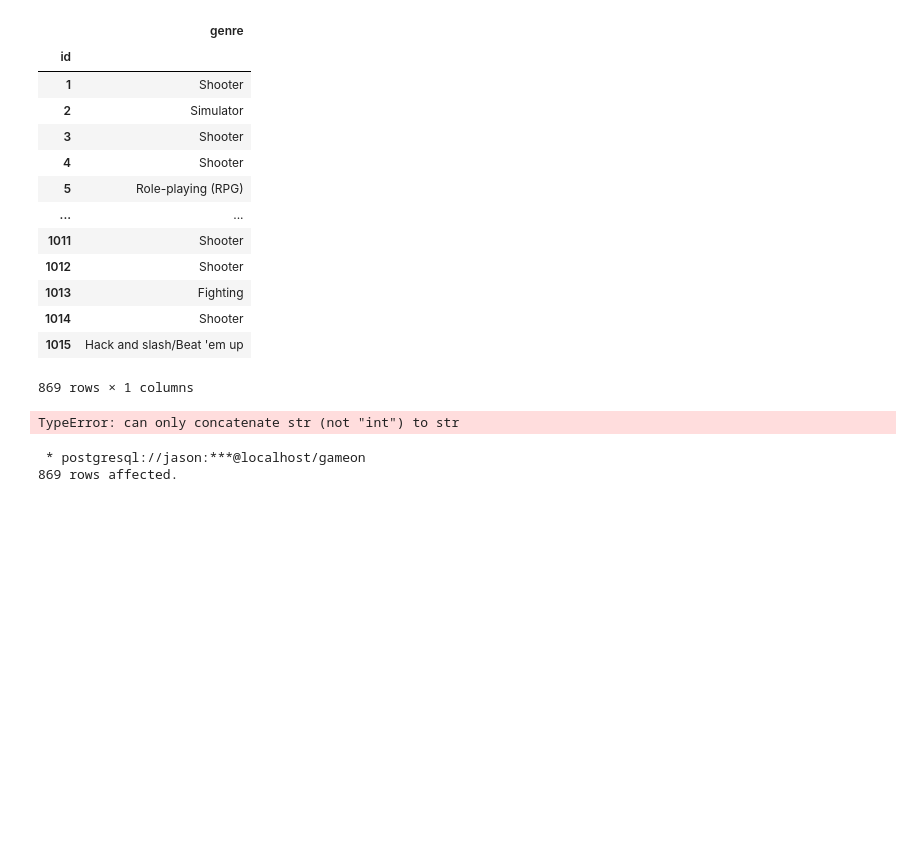
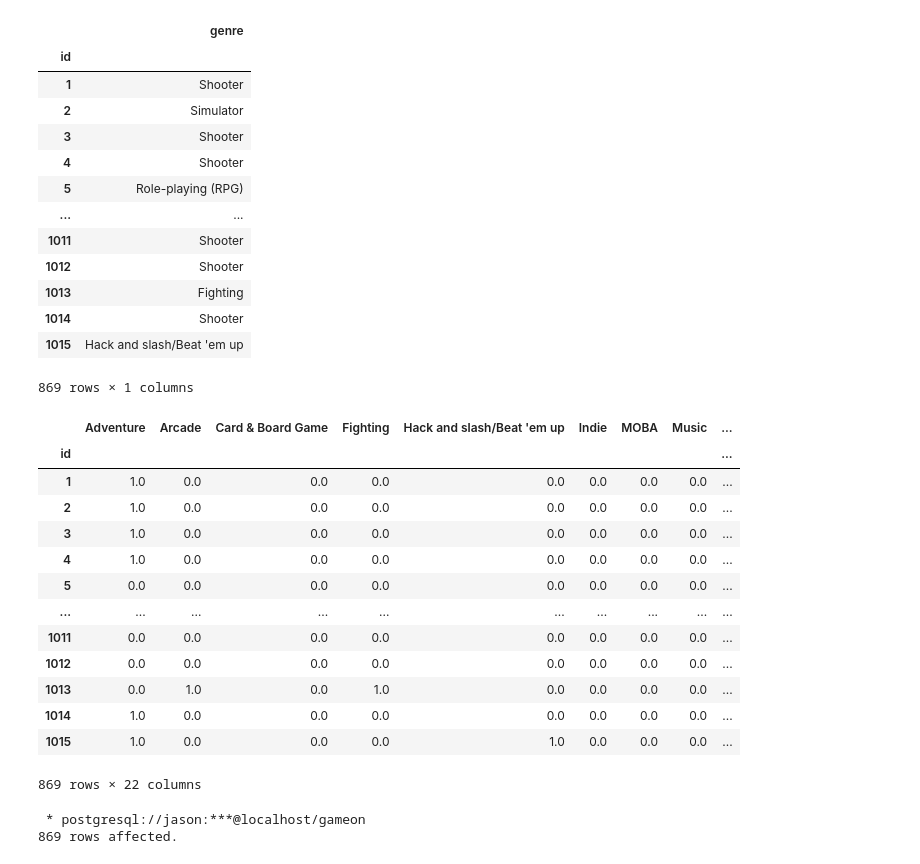
Before and after one commit to 1990Jasonlee/GameOnPassion, a Jupyter notebook: GameOnJson.ipynb, the cells around one changed output. Cells and saved outputs as stored; diff of their text form; code cells hidden in the pictures; blank space fills up the shorter version.

```diff
--- a/GameOnJson.ipynb
+++ b/GameOnJson.ipynb
@@ -362,17 +371,28 @@ genre1
 # %%
 gen1=genre1['genre'].str.get_dummies()
 gen2=genre2['genre'].str.get_dummies()
 gen3=genre3['genre'].str.get_dummies()
 gen4=genre4['genre'].str.get_dummies()
 gen5=genre5['genre'].str.get_dummies()
 gen6=genre6['genre'].str.get_dummies()
 
-genres_combined = genre1.add(genre2, fill_value=0).add(genre3, fill_value=0).add(genre4, fill_value=0).add(genre5, fill_value=0).add(genre6, fill_value=0).replace(np.nan, 0)
-
-#genres_combined = genres_combined.replace(np.nan, 0)
+genres_combined = gen1.add(gen2, fill_value=0).add(gen3, fill_value=0).add(gen4, fill_value=0).add(gen5, fill_value=0).add(gen6, fill_value=0).replace(np.nan, 0)
 genres_combined
 # %% [output]
+|  | Adventure | Arcade | Card & Board Game | Fighting | Hack and slash/Beat 'em up | Indie | MOBA | Music | ... |
+| id |  |  |  |  |  |  |  |  | ... |
+| 1 | 1.0 | 0.0 | 0.0 | 0.0 | 0.0 | 0.0 | 0.0 | 0.0 | ... |
+| 2 | 1.0 | 0.0 | 0.0 | 0.0 | 0.0 | 0.0 | 0.0 | 0.0 | ... |
+| 3 | 1.0 | 0.0 | 0.0 | 0.0 | 0.0 | 0.0 | 0.0 | 0.0 | ... |
+| 4 | 1.0 | 0.0 | 0.0 | 0.0 | 0.0 | 0.0 | 0.0 | 0.0 | ... |
+| 5 | 0.0 | 0.0 | 0.0 | 0.0 | 0.0 | 0.0 | 0.0 | 0.0 | ... |
+| ... | ... | ... | ... | ... | ... | ... | ... | ... | ... |
+| 1011 | 0.0 | 0.0 | 0.0 | 0.0 | 0.0 | 0.0 | 0.0 | 0.0 | ... |
+| 1012 | 0.0 | 0.0 | 0.0 | 0.0 | 0.0 | 0.0 | 0.0 | 0.0 | ... |
+| 1013 | 0.0 | 1.0 | 0.0 | 1.0 | 0.0 | 0.0 | 0.0 | 0.0 | ... |
+| 1014 | 1.0 | 0.0 | 0.0 | 0.0 | 0.0 | 0.0 | 0.0 | 0.0 | ... |
+| 1015 | 1.0 | 0.0 | 0.0 | 0.0 | 1.0 | 0.0 | 0.0 | 0.0 | ... |
-TypeError: can only concatenate str (not "int") to str
+869 rows × 22 columns
 # %%
 %%sql
 
```
Also changed, not shown: parts of 13 cells of this notebook.
